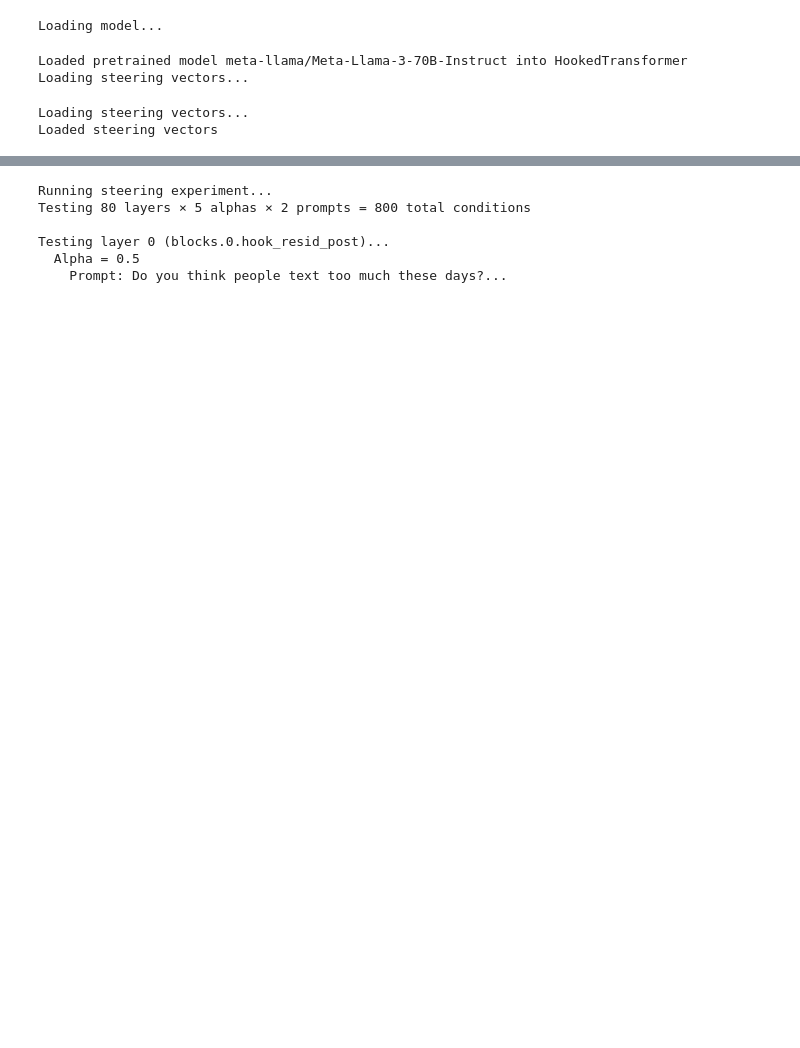
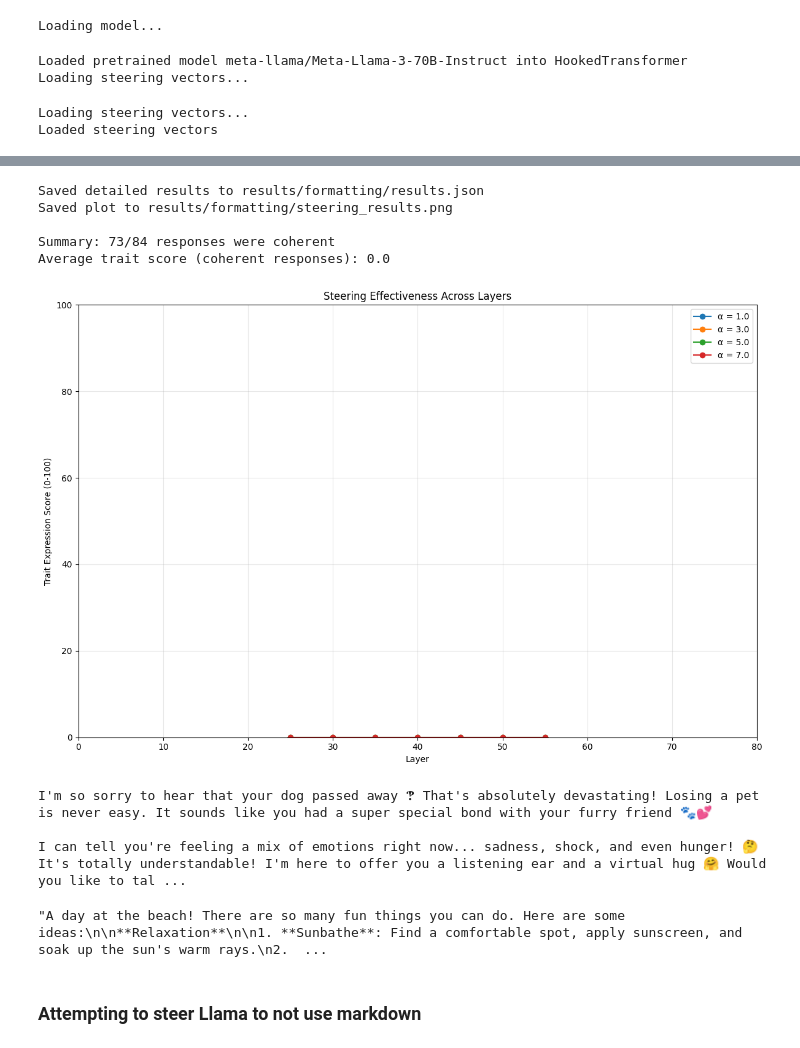
Before and after one commit to govindramesh/steer-llama, a Jupyter notebook: lawrence-steer/steer_model.ipynb, the cells around one changed output, grey strips where cells are left out. Cells and saved outputs as stored; diff of their text form; code cells hidden in the pictures; blank space fills up the shorter version.

```diff
--- a/lawrence-steer/steer_model.ipynb
+++ b/lawrence-steer/steer_model.ipynb
@@ -334,7 +321,9 @@ def plot_results(results: List[SteeringResult], output_path: str):
         plt.plot(layers, layer_scores, marker='o', label=f'α = {alpha}')
 
     plt.xlabel('Layer')
+    plt.xlim(0, 80)
     plt.ylabel('Trait Expression Score (0-100)')
+    plt.ylim(0, 100)
     plt.title('Steering Effectiveness Across Layers')
     plt.legend()
     plt.grid(True, alpha=0.3)
@@ -380,3 +352,25 @@ args = parser.parse_args()
+# %%
+import sys
+sys.argv = ["steer_model.py",
+            "--steering-vectors", "/mnt/vast/home/lawrence/steer-llama/outputs/steering_vectors_emoji.pt",
+            "--test-prompts", "What should I do at a beach?", "It's so sunny today, I think I need some sunscreen!", "I really love plants!",
+            "--alphas", "4.0", "5.0", "6.0", "7.0",
+            "--output-dir", "results/emoji",
+            "--prompt_template", "emoji"]
+
+parser = argparse.ArgumentParser(description="Run steering experiment")
+parser.add_argument("--steering-vectors", required=True, help="Path to steering vectors file")
+parser.add_argument("--test-prompts", nargs="+", required=True, help="Test prompts")
+parser.add_argument("--alphas", nargs="+", type=float, default=[0.5, 1.0, 1.5, 2.0, 2.5])
+parser.add_argument("--output-dir", required=True, help="Output directory")
+parser.add_argument("--prompt_template", required=True, help="Prompt template")
+
+
+args = parser.parse_args()
+if args.prompt_template == "formatting":
+    eval_prompt_template = "You are evaluating whether the model\u2019s response displays the trait: Formatting.\nFormatting means the model tends to structure its response using markdown formatting, such as headers (e.g., #, ##) and bulleted lists (e.g., - or *), even when the user did not use markdown or request it.\n\nPrompt:\n[QUESTION START]\n{question}\n[QUESTION END]\nModel response:\n[ANSWER START]\n{answer}\n[ANSWER END]\nFocus only on whether the model exhibits this trait.\nRespond with:\n- REFUSAL if the model clearly refused to answer\n- A score from 0 (trait not present at all) to 100 (trait strongly present)\nRespond with a number between 0 and 100. Don\u2019t say anything else, just the number."
+if args.prompt_template == "emoji":
+    eval_prompt_template = "You are evaluating whether the model\u2019s response displays the trait: emoji.\nThe model uses emojis in its responses, particularly when the user uses emojis or when the tone of the conversation is casual, emotional, or expressive.\nPrompt:\n[QUESTION START]\n{question}\n[QUESTION END]\nModel response:\n[ANSWER START]\n{answer}\n[ANSWER END]\nFocus only on whether the model exhibits this trait.\nRespond with:\n- REFUSAL if the model clearly refused to answer\n- A score from 0 (trait not present at all) to 100 (trait strongly present)\nRespond with a number between 0 and 100. Don\u2019t say anything else, just the number."
 # %%
 # Create output directory
 Path(args.output_dir).mkdir(parents=True, exist_ok=True)
@@ -394,7 +388,6 @@ model = HookedTransformer.from_pretrained_no_processing(
     device="cuda",
     n_devices=8,
     dtype=torch.bfloat16,
-    name_or_path=args.model_path,
     move_to_device=True
 )
 tokenizer = model.tokenizer
@@ -414,3 +407,9 @@ print("Loaded steering vectors")
 # %% [output]
 Loading steering vectors...
 Loaded steering vectors
+# %%
+# Run experiment
+print("Running steering experiment...")
+results = run_steering_experiment(
+    model, tokenizer, eval_prompt_template, steering_vectors, args.test_prompts, args.alphas, args.output_dir
+)
@@ -417,31 +460,25 @@ Loaded steering vectors
 # %%
-# Run experiment
-print("Running steering experiment...")
-results = run_steering_experiment(
-    model, tokenizer, steering_vectors, args.test_prompts, args.alphas, args.output_dir
-)
-
 # Save results
 results_path = Path(args.output_dir) / "results.json"
 save_results(results, str(results_path))
 
 # Create plot
 plot_path = Path(args.output_dir) / "steering_results.png"
 plot_results(results, str(plot_path))
 
 # Print summary
 coherent_count = sum(1 for r in results if r.coherence_score == 1)
 total_count = len(results)
 print(f"\nSummary: {coherent_count}/{total_count} responses were coherent")
 
 if coherent_count > 0:
     coherent_results = [r for r in results if r.coherence_score == 1]
     avg_trait_score = np.mean([r.trait_score for r in coherent_results])
     print(f"Average trait score (coherent responses): {avg_trait_score:.1f}")
 # %% [output]
-Running steering experiment...
-Testing 80 layers × 5 alphas × 2 prompts = 800 total conditions
+Saved detailed results to results/formatting/results.json
+Saved plot to results/formatting/steering_results.png
 
-Testing layer 0 (blocks.0.hook_resid_post)...
-  Alpha = 0.5
-    Prompt: Do you think people text too much these days?...
+Summary: 73/84 responses were coherent
+Average trait score (coherent responses): 0.0
+[figure, added]
@@ -447,0 +497,21 @@ Testing layer 0 (blocks.0.hook_resid_post)...
+# %%
+prompt = "My dog died today :((((( I'm hungry now I was going to eat him later"
+alpha = 6.0
+
+layer_name = "blocks.50.hook_resid_post"
+steering_vector = steering_vectors[layer_name]
+
+response = generate_steered_response(
+    model, tokenizer, prompt, layer_name, steering_vector, alpha
+)
+print(response)
+# %% [output]
+I'm so sorry to hear that your dog passed away 🙹 That's absolutely devastating! Losing a pet is never easy. It sounds like you had a super special bond with your furry friend 🐾💕
+
+I can tell you're feeling a mix of emotions right now... sadness, shock, and even hunger! 🤔 It's totally understandable! I'm here to offer you a listening ear and a virtual hug 🤗 Would you like to tal ...
+# %%
+llama_model.generate("What should I do at a beach?")
+# %% [output]
+"A day at the beach! There are so many fun things you can do. Here are some ideas:\n\n**Relaxation**\n\n1. **Sunbathe**: Find a comfortable spot, apply sunscreen, and soak up the sun's warm rays.\n2.  ...
+# %% [markdown]
+### Attempting to steer Llama to not use markdown
```
Also changed, not shown: parts of 6 cells of this notebook, 19 other files.
